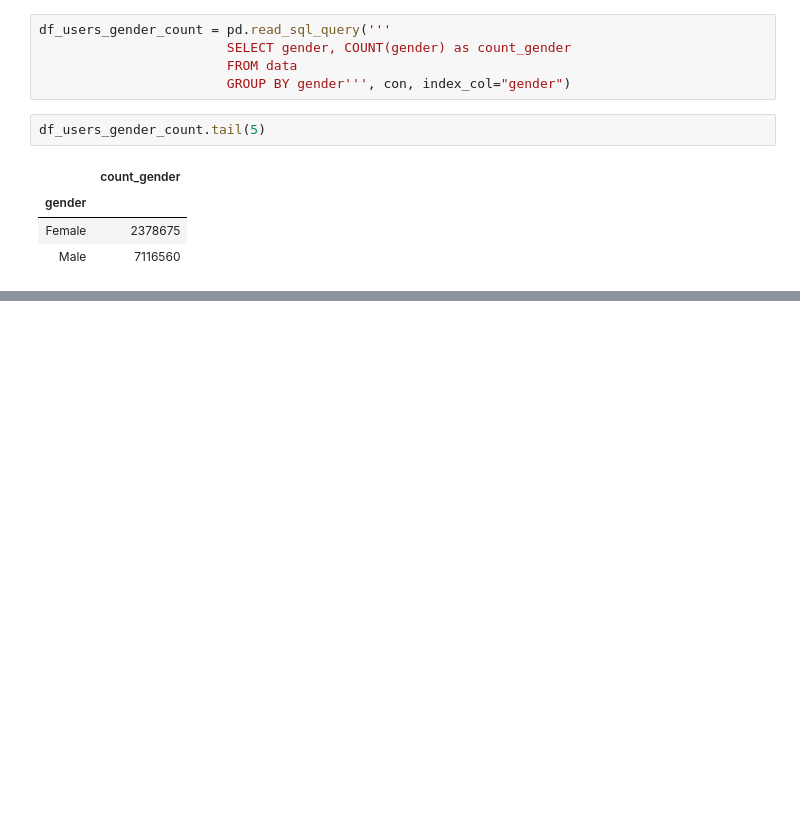
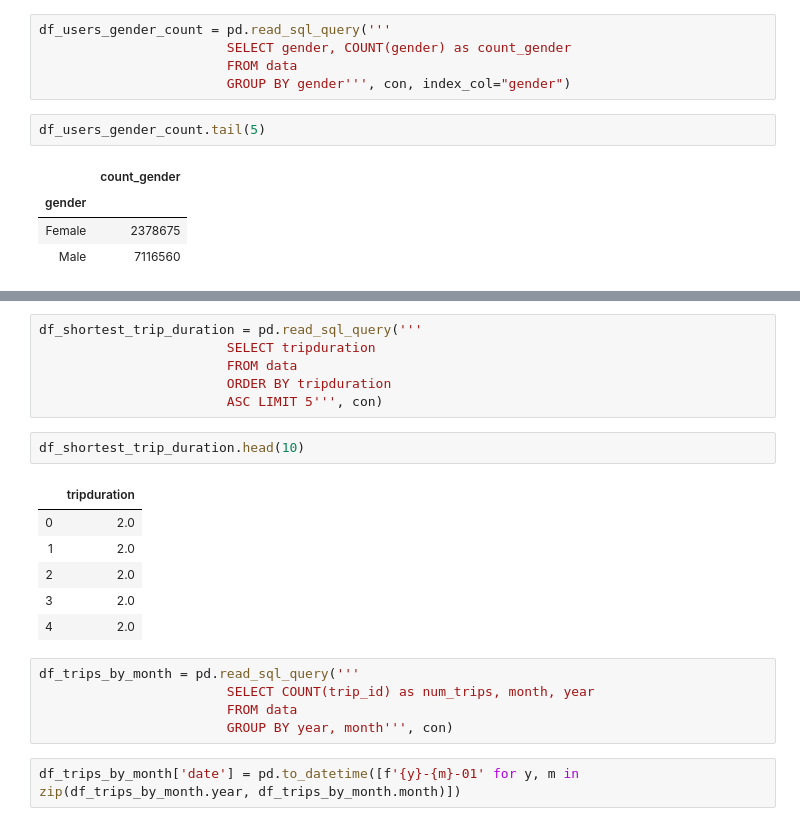
Before and after one commit to DanielPDWalker/data-analysis-with-sqlalchemy, a Jupyter notebook: sqlalchemy & sqlite workbooks - Accessing the database and plotting.ipynb, the cells around one changed output, grey strips where cells are left out. Saved outputs shown, nothing was run; the diff lists cells and outputs as text; blank space fills up the shorter version.

```diff
--- a/sqlalchemy & sqlite workbooks - Accessing the database and plotting.ipynb
+++ b/sqlalchemy & sqlite workbooks - Accessing the database and plotting.ipynb
@@ -76,0 +92,22 @@ for i in ax.patches:
+# %%
+df_shortest_trip_duration = pd.read_sql_query('''
+                        SELECT tripduration
+                        FROM data
+                        ORDER BY tripduration
+                        ASC LIMIT 5''', con)
+# %%
+df_shortest_trip_duration.head(10)
+# %% [output]
+|  | tripduration |
+| 0 | 2.0 |
+| 1 | 2.0 |
+| 2 | 2.0 |
+| 3 | 2.0 |
+| 4 | 2.0 |
+# %%
+df_trips_by_month = pd.read_sql_query('''
+                        SELECT COUNT(trip_id) as num_trips, month, year
+                        FROM data
+                        GROUP BY year, month''', con)
+# %%
+df_trips_by_month['date'] = pd.to_datetime([f'{y}-{m}-01' for y, m in zip(df_trips_by_month.year, df_trips_by_month.month)])
```
Also changed, not shown: parts of 5 cells of this notebook.
